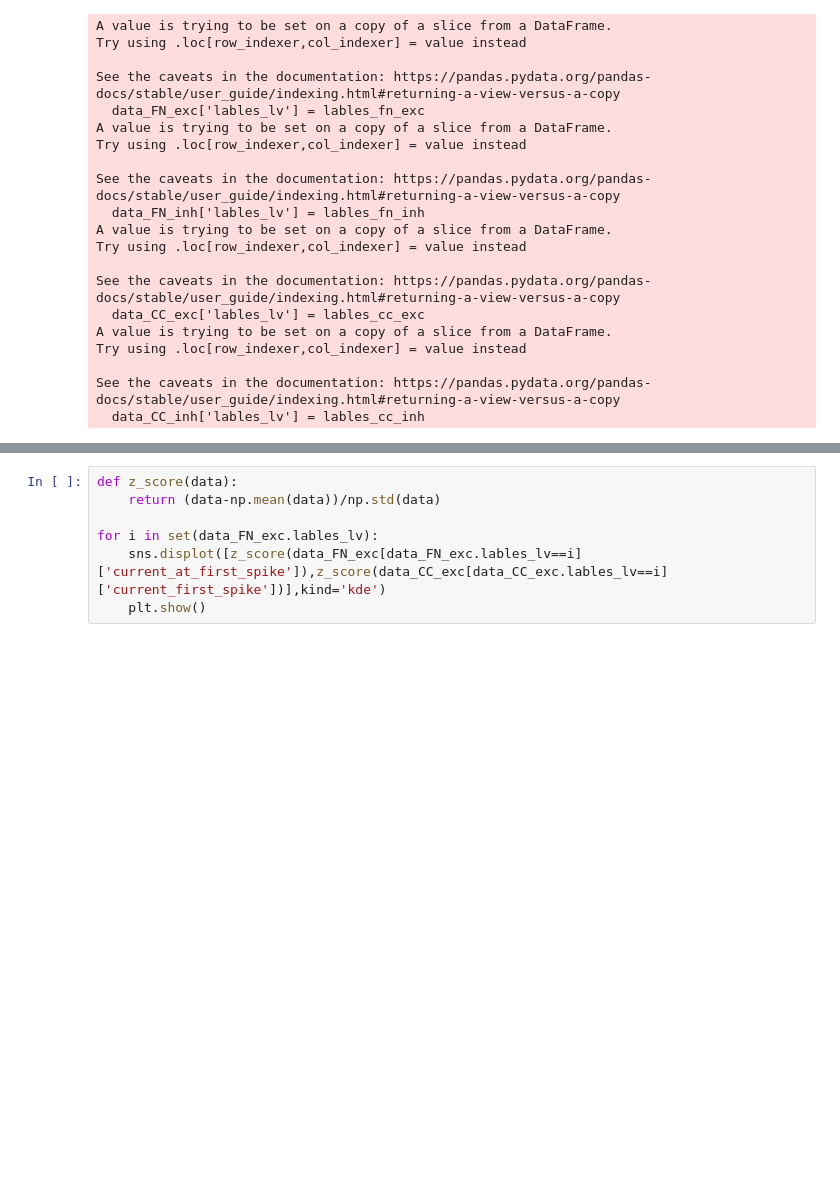
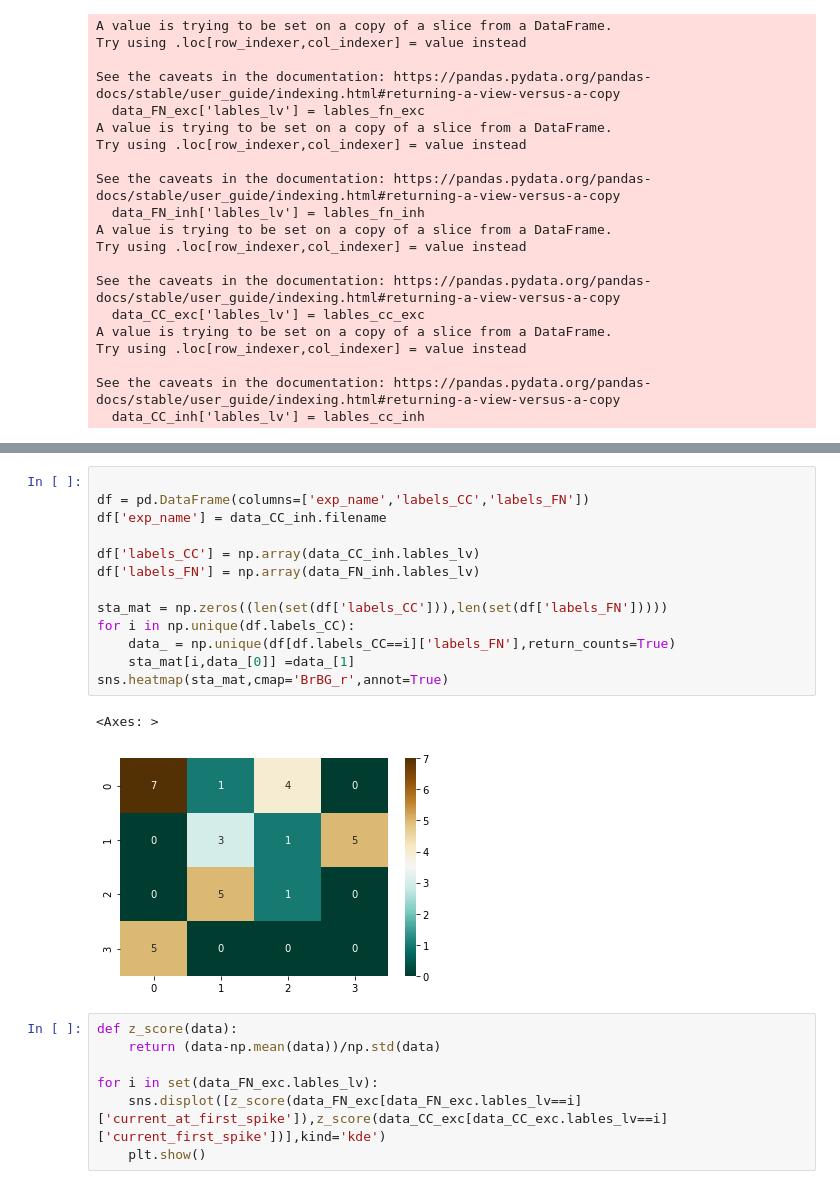
Before and after one commit to Nishant-codex/single_cell_analysis, a Jupyter notebook: notebooks/UMAP_Louvan_Niccolo.ipynb, the cells around one changed output, grey strips where cells are left out. Saved outputs shown, nothing was run; the diff lists cells and outputs as text; blank space fills up the shorter version.

```diff
--- a/notebooks/UMAP_Louvan_Niccolo.ipynb
+++ b/notebooks/UMAP_Louvan_Niccolo.ipynb
@@ -834,3 +855,19 @@ See the caveats in the documentation: https://pandas.pydata.org/pandas-docs/stab
+# %%
+
+df = pd.DataFrame(columns=['exp_name','labels_CC','labels_FN'])
+df['exp_name'] = data_CC_inh.filename
+
+df['labels_CC'] = np.array(data_CC_inh.lables_lv)
+df['labels_FN'] = np.array(data_FN_inh.lables_lv)
+
+sta_mat = np.zeros((len(set(df['labels_CC'])),len(set(df['labels_FN']))))
+for i in np.unique(df.labels_CC):
+    data_ = np.unique(df[df.labels_CC==i]['labels_FN'],return_counts=True)
+    sta_mat[i,data_[0]] =data_[1]
+sns.heatmap(sta_mat,cmap='BrBG_r',annot=True)
+# %% [output]
+<Axes: >
+[figure, added]
 # %%
 def z_score(data):
     return (data-np.mean(data))/np.std(data)
```
Also changed, not shown: parts of 10 cells of this notebook, 4 other files.
